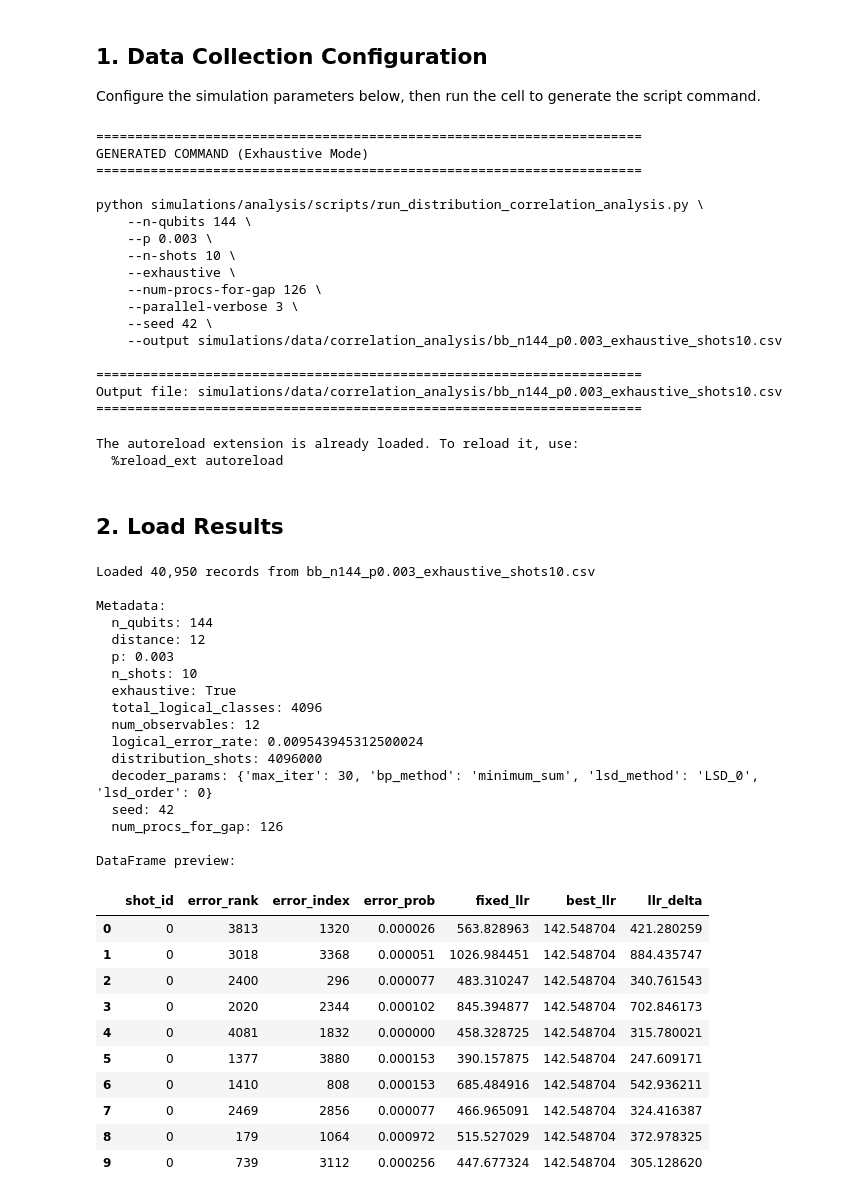
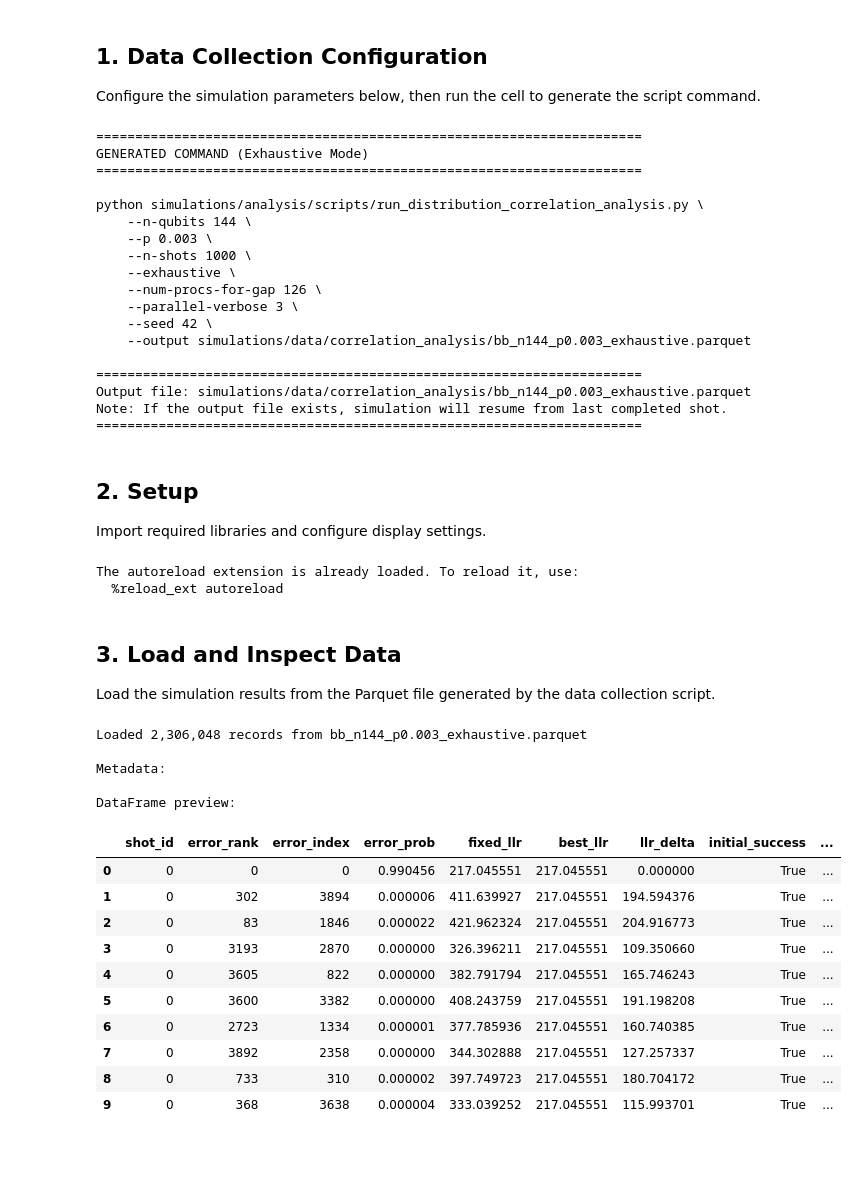
Before and after one commit to NOT4LONG01/soft-info-code-switch, a Jupyter notebook: simulations/analysis/notebooks/bb_exhaustive_correlation_analysis.ipynb, the cells around one changed output. Cells and saved outputs as stored; diff of their text form; code cells hidden in the pictures; blank space fills up the shorter version.

```diff
--- a/simulations/analysis/notebooks/bb_exhaustive_correlation_analysis.ipynb
+++ b/simulations/analysis/notebooks/bb_exhaustive_correlation_analysis.ipynb
@@ -43,8 +45,8 @@ OUTPUT_DIR = "simulations/data/correlation_analysis"
 
 from pathlib import Path
 
-# Generate output filename
-OUTPUT_FILENAME = f"bb_n{N_QUBITS}_p{P}_exhaustive_shots{N_SHOTS}.csv"
+# Generate output filename (parquet format, no shots in name for restart support)
+OUTPUT_FILENAME = f"bb_n{N_QUBITS}_p{P}_exhaustive.parquet"
 OUTPUT_PATH = Path(OUTPUT_DIR) / OUTPUT_FILENAME
 
 # Build command
@@ -73,6 +75,7 @@ print(command)
 print()
 print("=" * 70)
 print(f"Output file: {OUTPUT_PATH}")
+print("Note: If the output file exists, simulation will resume from last completed shot.")
 print("=" * 70)
 
 # Store for later use
@@ -85,16 +88,21 @@ GENERATED COMMAND (Exhaustive Mode)
 python simulations/analysis/scripts/run_distribution_correlation_analysis.py \
     --n-qubits 144 \
     --p 0.003 \
-    --n-shots 10 \
+    --n-shots 1000 \
     --exhaustive \
     --num-procs-for-gap 126 \
     --parallel-verbose 3 \
     --seed 42 \
-    --output simulations/data/correlation_analysis/bb_n144_p0.003_exhaustive_shots10.csv
+    --output simulations/data/correlation_analysis/bb_n144_p0.003_exhaustive.parquet
 
 ======================================================================
-Output file: simulations/data/correlation_analysis/bb_n144_p0.003_exhaustive_shots10.csv
+Output file: simulations/data/correlation_analysis/bb_n144_p0.003_exhaustive.parquet
+Note: If the output file exists, simulation will resume from last completed shot.
 ======================================================================
+# %% [markdown]
+## 2. Setup
+
+Import required libraries and configure display settings.
 # %%
 # Autoreload extension for Jupyter notebooks
 %load_ext autoreload
@@ -120,8 +128,10 @@ pd.set_option('display.float_format', '{:.6f}'.format)
 # %% [output]
 The autoreload extension is already loaded. To reload it, use:
   %reload_ext autoreload
-# %% [markdown]
-## 2. Load Results
+# %% [markdown]
+## 3. Load and Inspect Data
+
+Load the simulation results from the Parquet file generated by the data collection script.
 # %%
 # ==============================================================================
 # Load results (uses RESULTS_PATH from configuration above)
@@ -130,56 +140,44 @@ The autoreload extension is already loaded. To reload it, use:
 if not RESULTS_PATH.exists():
     print(f"Results file not found: {RESULTS_PATH.resolve()}")
     print("\nPlease run the data collection script first using the command above.")
     raise FileNotFoundError(f"Results not found at {RESULTS_PATH}")
 
-# Load DataFrame
-df_results = pd.read_csv(RESULTS_PATH)
+# Load DataFrame from Parquet
+df_results = pd.read_parquet(RESULTS_PATH)
 
 # Load metadata
 metadata_path = RESULTS_PATH.with_suffix(".json")
 if metadata_path.exists():
     with open(metadata_path) as f:
         metadata = json.load(f)
 else:
     metadata = {}
 
 # Display summary
 print(f"Loaded {len(df_results):,} records from {RESULTS_PATH.name}")
 print(f"\nMetadata:")
 for key, value in metadata.items():
     if isinstance(value, dict):
         print(f"  {key}: {value}")
     else:
         print(f"  {key}: {value}")
 
 print(f"\nDataFrame preview:")
 df_results.head(10)
 # %% [output]
-Loaded 40,950 records from bb_n144_p0.003_exhaustive_shots10.csv
+Loaded 2,306,048 records from bb_n144_p0.003_exhaustive.parquet
 
 Metadata:
-  n_qubits: 144
-  distance: 12
-  p: 0.003
-  n_shots: 10
-  exhaustive: True
-  total_logical_classes: 4096
-  num_observables: 12
-  logical_error_rate: 0.009543945312500024
-  distribution_shots: 4096000
-  decoder_params: {'max_iter': 30, 'bp_method': 'minimum_sum', 'lsd_method': 'LSD_0', 'lsd_order': 0}
-  seed: 42
-  num_procs_for_gap: 126
 
 DataFrame preview:
-|  | shot_id | error_rank | error_index | error_prob | fixed_llr | best_llr | llr_delta |
-| 0 | 0 | 3813 | 1320 | 0.000026 | 563.828963 | 142.548704 | 421.280259 |
-| 1 | 0 | 3018 | 3368 | 0.000051 | 1026.984451 | 142.548704 | 884.435747 |
-| 2 | 0 | 2400 | 296 | 0.000077 | 483.310247 | 142.548704 | 340.761543 |
-| 3 | 0 | 2020 | 2344 | 0.000102 | 845.394877 | 142.548704 | 702.846173 |
-| 4 | 0 | 4081 | 1832 | 0.000000 | 458.328725 | 142.548704 | 315.780021 |
-| 5 | 0 | 1377 | 3880 | 0.000153 | 390.157875 | 142.548704 | 247.609171 |
-| 6 | 0 | 1410 | 808 | 0.000153 | 685.484916 | 142.548704 | 542.936211 |
-| 7 | 0 | 2469 | 2856 | 0.000077 | 466.965091 | 142.548704 | 324.416387 |
-| 8 | 0 | 179 | 1064 | 0.000972 | 515.527029 | 142.548704 | 372.978325 |
-| 9 | 0 | 739 | 3112 | 0.000256 | 447.677324 | 142.548704 | 305.128620 |
+|  | shot_id | error_rank | error_index | error_prob | fixed_llr | best_llr | llr_delta | initial_success | ... |
+| 0 | 0 | 0 | 0 | 0.990456 | 217.045551 | 217.045551 | 0.000000 | True | ... |
+| 1 | 0 | 302 | 3894 | 0.000006 | 411.639927 | 217.045551 | 194.594376 | True | ... |
+| 2 | 0 | 83 | 1846 | 0.000022 | 421.962324 | 217.045551 | 204.916773 | True | ... |
+| 3 | 0 | 3193 | 2870 | 0.000000 | 326.396211 | 217.045551 | 109.350660 | True | ... |
+| 4 | 0 | 3605 | 822 | 0.000000 | 382.791794 | 217.045551 | 165.746243 | True | ... |
+| 5 | 0 | 3600 | 3382 | 0.000000 | 408.243759 | 217.045551 | 191.198208 | True | ... |
+| 6 | 0 | 2723 | 1334 | 0.000001 | 377.785936 | 217.045551 | 160.740385 | True | ... |
+| 7 | 0 | 3892 | 2358 | 0.000000 | 344.302888 | 217.045551 | 127.257337 | True | ... |
+| 8 | 0 | 733 | 310 | 0.000002 | 397.749723 | 217.045551 | 180.704172 | True | ... |
+| 9 | 0 | 368 | 3638 | 0.000004 | 333.039252 | 217.045551 | 115.993701 | True | ... |
```
Also changed, not shown: parts of 44 cells of this notebook, 1 other file.
